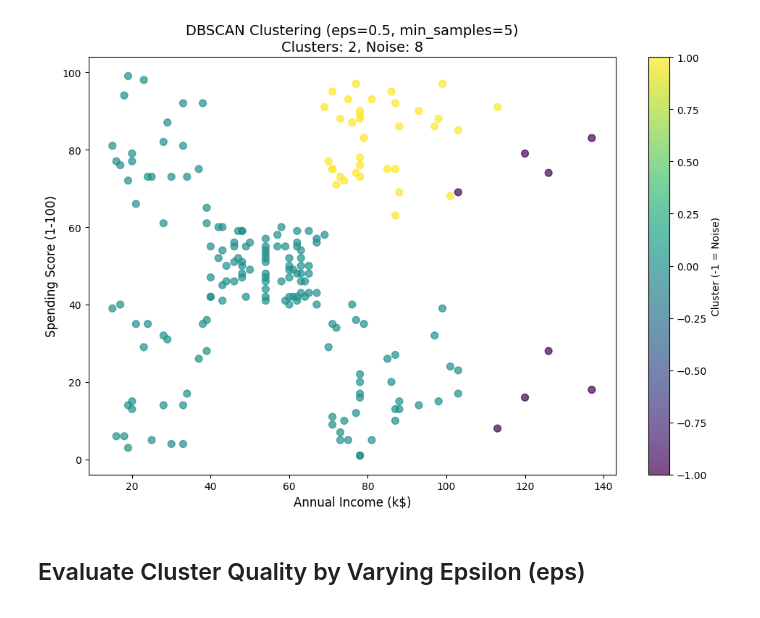
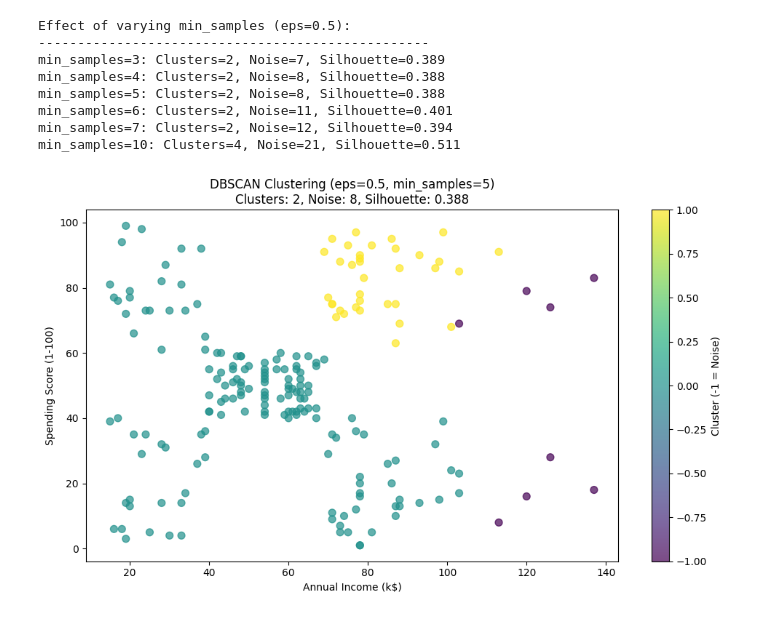
Before and after one commit to natyavidhan/college, a Jupyter notebook: sem 3/DSE/practicals/p6.ipynb, the cells around one changed output. Cells and saved outputs as stored; diff of their text form; code cells hidden in the pictures.

```diff
--- a/sem 3/DSE/practicals/p6.ipynb
+++ b/sem 3/DSE/practicals/p6.ipynb
@@ -108,13 +33,0 @@ Suggested eps value: Look for the 'elbow' in the curve (approximately 0.4-0.6)
-# %%
-# Apply DBSCAN with initial parameters
-dbscan = DBSCAN(eps=0.5, min_samples=5)
-labels = dbscan.fit_predict(X_scaled)
-
-# Count clusters and noise points
-n_clusters = len(set(labels)) - (1 if -1 in labels else 0)
-n_noise = list(labels).count(-1)
-
-print(f"DBSCAN Results (eps=0.5, min_samples=5):")
-print(f"Number of clusters: {n_clusters}")
-print(f"Number of noise points: {n_noise}")
-print(f"Cluster distribution: {pd.Series(labels).value_counts().sort_index().to_dict()}")
@@ -125,0 +34,11 @@ Cluster distribution: {-1: 8, 0: 157, 1: 35}
+# %%
+# Helper function to evaluate DBSCAN
+def evaluate_dbscan(X, eps, min_samples):
+    labels = DBSCAN(eps=eps, min_samples=min_samples).fit_predict(X)
+    n_clusters = len(set(labels)) - (1 if -1 in labels else 0)
+    n_noise = list(labels).count(-1)
+
+    # Calculate silhouette score (needs at least 2 clusters, excluding noise)
+    mask = labels != -1
+    silhouette = silhouette_score(X[mask], labels[mask]) if n_clusters >= 2 and sum(mask) > n_clusters else None
+    return n_clusters, n_noise, silhouette, labels
@@ -126,14 +62,32 @@ Cluster distribution: {-1: 8, 0: 157, 1: 35}
+# %%
+# Evaluate by varying min_samples
+print("Effect of varying min_samples (eps=0.5):")
+print("-" * 50)
+for min_samples in [3, 4, 5, 6, 7, 10]:
+    n_clusters, n_noise, sil, _ = evaluate_dbscan(X_scaled, 0.5, min_samples)
+    sil_str = f"{sil:.3f}" if sil else "N/A"
+    print(f"min_samples={min_samples}: Clusters={n_clusters}, Noise={n_noise}, Silhouette={sil_str}")
+# %% [output]
+Effect of varying min_samples (eps=0.5):
+--------------------------------------------------
+min_samples=3: Clusters=2, Noise=7, Silhouette=0.389
+min_samples=4: Clusters=2, Noise=8, Silhouette=0.388
+min_samples=5: Clusters=2, Noise=8, Silhouette=0.388
+min_samples=6: Clusters=2, Noise=11, Silhouette=0.401
+min_samples=7: Clusters=2, Noise=12, Silhouette=0.394
+min_samples=10: Clusters=4, Noise=21, Silhouette=0.511
 # %%
-# Visualize the clustering result
-plt.figure(figsize=(10, 7))
-scatter = plt.scatter(X[:, 0], X[:, 1], c=labels, cmap='viridis', alpha=0.7, s=50)
-plt.xlabel('Annual Income (k$)', fontsize=12)
-plt.ylabel('Spending Score (1-100)', fontsize=12)
-plt.title(f'DBSCAN Clustering (eps=0.5, min_samples=5)\nClusters: {n_clusters}, Noise: {n_noise}', fontsize=14)
-plt.colorbar(scatter, label='Cluster (-1 = Noise)')
+# Visualize final clustering with chosen parameters
+eps, min_samples = 0.5, 5
+n_clusters, n_noise, sil, labels = evaluate_dbscan(X_scaled, eps, min_samples)
+
+plt.figure(figsize=(10, 6))
+plt.scatter(X[:, 0], X[:, 1], c=labels, cmap='viridis', alpha=0.7, s=50)
+plt.xlabel('Annual Income (k$)')
+plt.ylabel('Spending Score (1-100)')
+plt.title(f'DBSCAN Clustering (eps={eps}, min_samples={min_samples})\nClusters: {n_clusters}, Noise: {n_noise}, Silhouette: {sil:.3f}')
+plt.colorbar(label='Cluster (-1 = Noise)')
 plt.tight_layout()
 plt.show()
 # %% [output]
-[figure, old version]
+[figure, new version]
-# %% [markdown]
-## Evaluate Cluster Quality by Varying Epsilon (eps)
```
Also changed, not shown: parts of 25 cells of this notebook, 21 other files.
